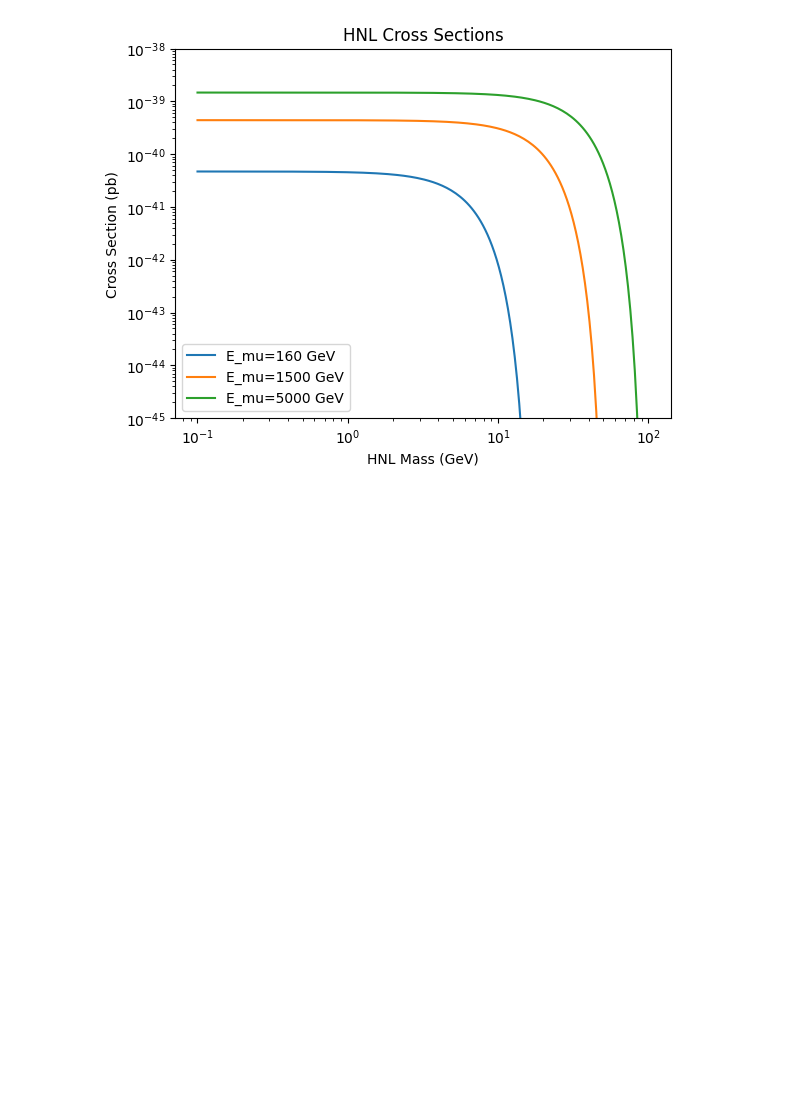
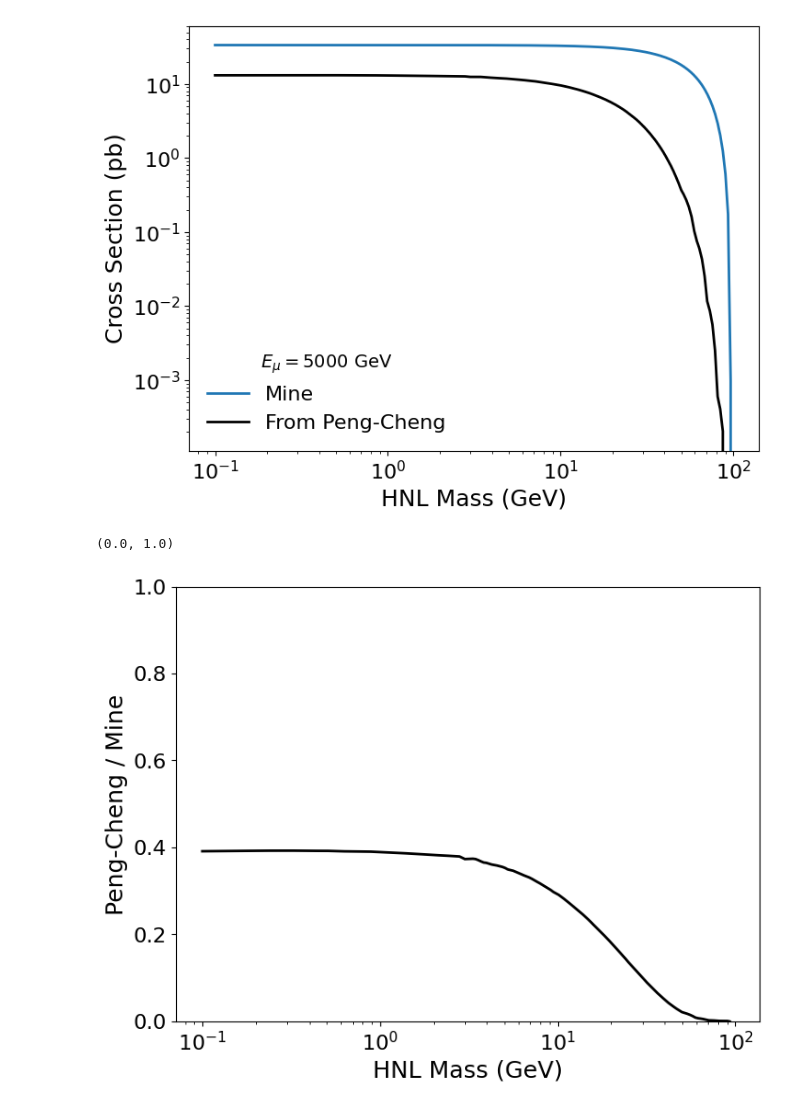
Before and after one commit to nickkamp1/NeutrinoFactoryHNL, a Jupyter notebook: CrossSections.ipynb, the cells around one changed output. Saved outputs shown, nothing was run; the diff lists cells and outputs as text; code cells hidden in the pictures; blank space fills up the shorter version.

```diff
--- a/CrossSections.ipynb
+++ b/CrossSections.ipynb
@@ -2,18 +2,31 @@
 from src.xs_and_decays import sigma
 import numpy as np
 import matplotlib.pyplot as plt
+plt.style.use("figures.mplstyle")
+from scipy.interpolate import interp1d
+# %%
+xs_data = np.loadtxt('data/HNL_xs.txt')
+xs_data_interp = interp1d(xs_data[:, 0], xs_data[:, 1], kind='linear', fill_value='extrapolate')
 # %%
 m_N_range = np.logspace(-1, 2, 200)  # HNL mass range from 0.1 to 2 GeV
-E_mu_range = [160,1500,5000]  # Muon energies in GeV
+E_mu_range = [5000]  # Muon energies in GeV
 for E_mu in E_mu_range:
-    xs = [sigma(E_mu, m_N, 1) for m_N in m_N_range]
-    plt.plot(m_N_range, xs, label=f'E_mu={E_mu} GeV')
+    xs = [sigma(E_mu, m_N, 1)/1e-40 for m_N in m_N_range]
+    plt.plot(m_N_range, xs, label='Mine')
+plt.plot(m_N_range, xs_data_interp(m_N_range), color="black", label='From Peng-Cheng')
 plt.xlabel('HNL Mass (GeV)')
 plt.ylabel('Cross Section (pb)')
-plt.title('HNL Cross Sections')
-plt.legend()
+plt.legend(title=r"$E_\mu = %d$ GeV" % E_mu)
 plt.loglog()
-plt.ylim(1e-45,1e-38)
+#plt.ylim(1e-45,1e-38)
 plt.show()
+
+plt.plot(m_N_range, xs_data_interp(m_N_range) / (sigma(5000, m_N_range, 1)/1e-40), color="black")
+plt.xlabel('HNL Mass (GeV)')
+plt.ylabel('Peng-Cheng / Mine')
+plt.semilogx()
+plt.ylim(0,1)
 # %% [output]
-[figure, old version]
+[figure, new version]
+(0.0, 1.0)
+[figure, added]
```
Also changed, not shown: 16 other files.
